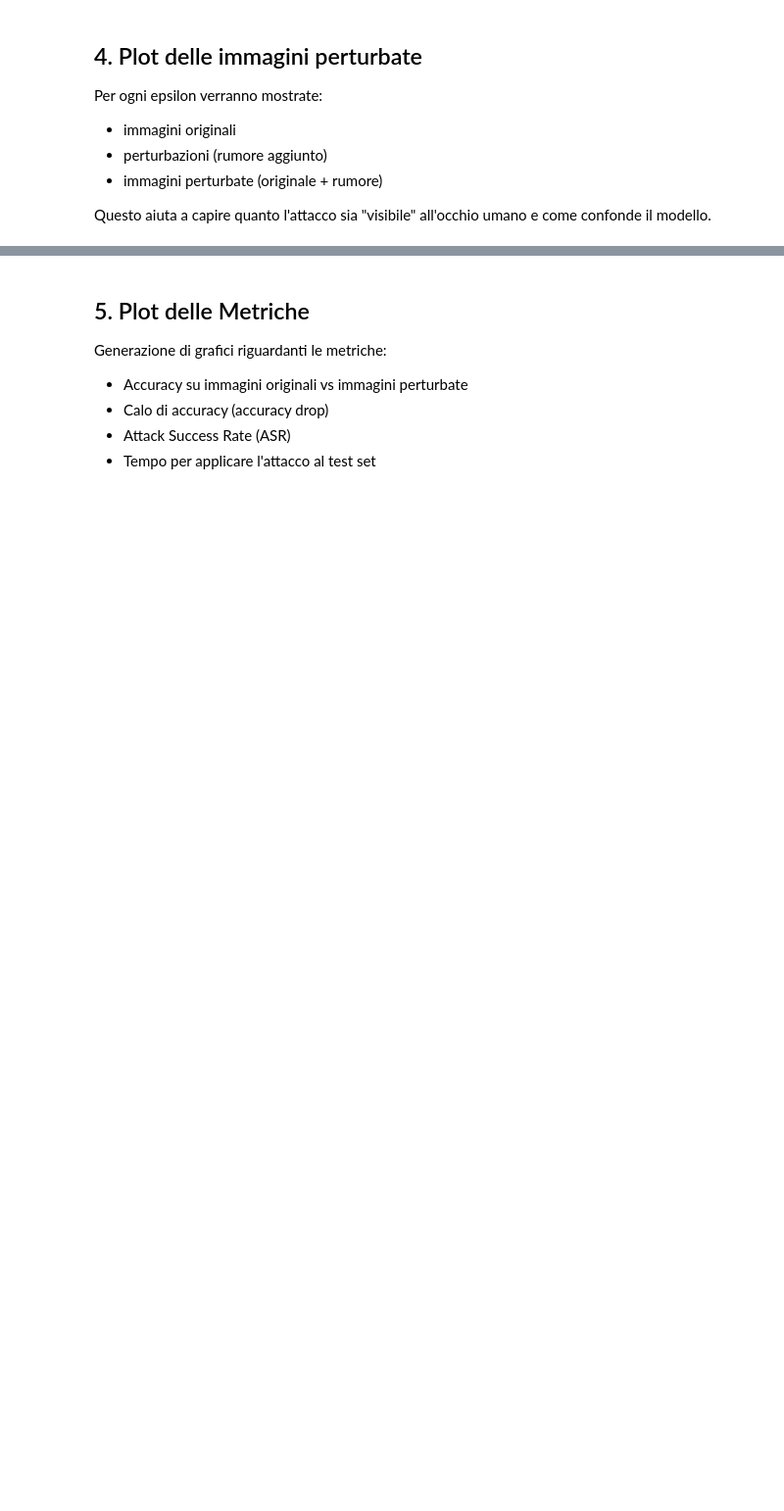
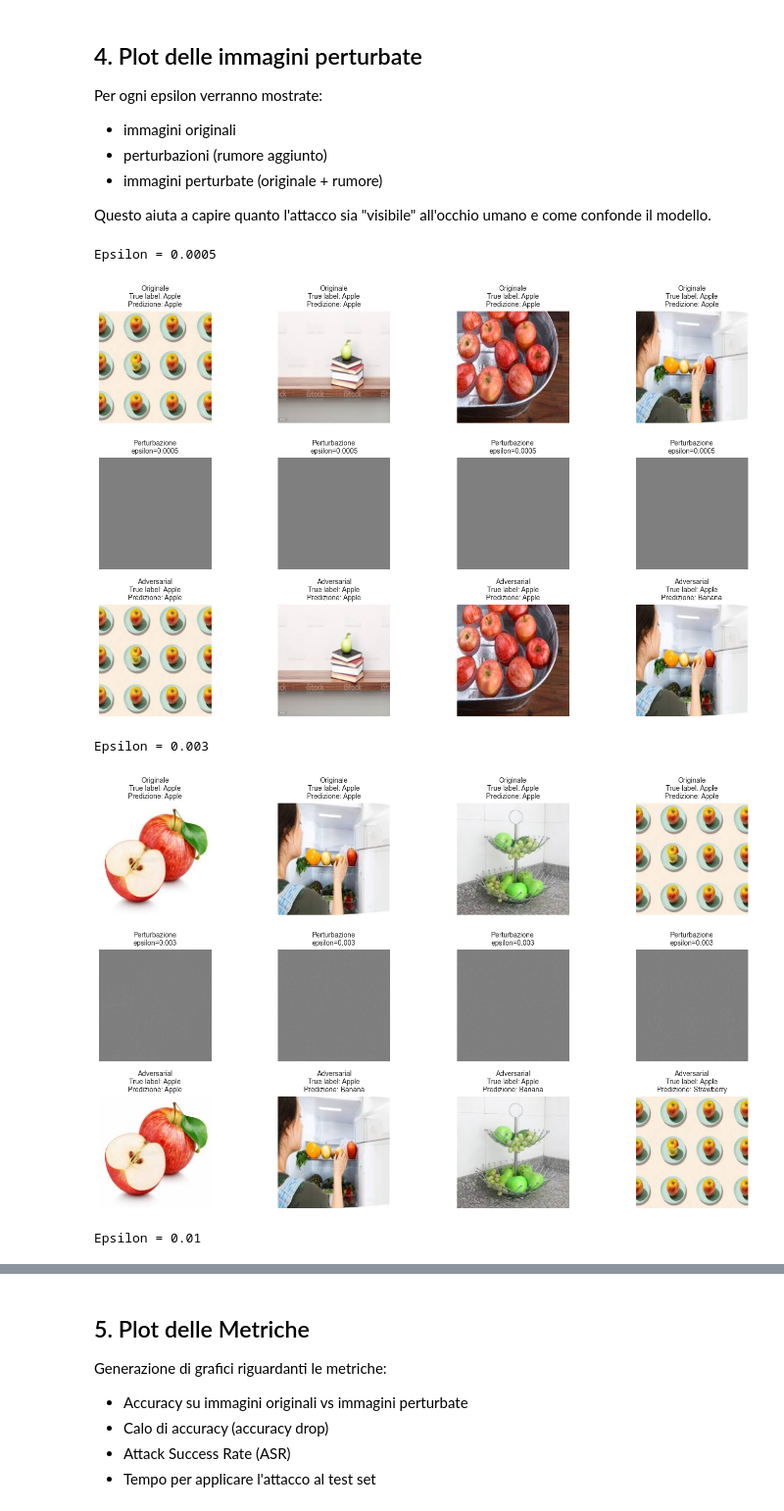
Before and after one commit to imanexoxo/Thesis_AML, a Jupyter notebook: notebooks/03_pgd_attacks.ipynb, the cells around one changed output, grey strips where cells are left out. Shown at 98% size. Drawn from its saved outputs; the diff is of its cells as text; code cells hidden in the pictures; blank space fills up the shorter version.

```diff
--- a/notebooks/03_pgd_attacks.ipynb
+++ b/notebooks/03_pgd_attacks.ipynb
@@ -102,13 +101,12 @@ def pgd_attack(model, images, labels, epsilon, alpha, num_steps, loss_fn):
 
     adv_images = images.clone().detach()
 
-    # partenza casuale all'interno della epsilon-ball (random start)
+    # partenza casuale
     adv_images = adv_images + torch.empty_like(adv_images).uniform_(-epsilon, epsilon)
     adv_images = torch.clamp(adv_images, 0, 1).detach()
 
     for _ in range(num_steps):
 
-        # abilita il calcolo dei gradienti rispetto alle immagini perturbate
         adv_images.requires_grad = True
 
         outputs = model(NORMALIZE(adv_images))
@@ -122,18 +120,17 @@ def pgd_attack(model, images, labels, epsilon, alpha, num_steps, loss_fn):
         # estrae il segno dei gradienti (solo direzione, non ampiezza)
         gradient_sign = adv_images.grad.sign()
 
-        # passo FGSM con step size alpha
+        # singola perturbazione (FGSM)
         adv_images = adv_images.detach() + alpha * gradient_sign
 
-        # proietta sull'epsilon-ball centrata sull'immagine originale
-        delta = torch.clamp(adv_images - images, -epsilon, epsilon)
+        # deve stare all'interno di epsilon
+        perturbation = torch.clamp(adv_images - images, -epsilon, epsilon)
 
-        # clipa i valori nel range [0, 1] (valori pixel validi)
-        adv_images = torch.clamp(images + delta, 0, 1).detach()
+        adv_images = torch.clamp(images + perturbation, 0, 1).detach()
 
     perturbation = adv_images - images
 
-    return adv_images, perturbation
+    return adv_images, perturbation.detach()
 
 
 print("Funzione PGD implementata")
@@ -150,8 +150,8 @@ Metriche:
 # %%
-epsilon_values = [0.01, 0.05, 0.1, 0.2, 0.3, 0.5]
-epsilon_to_visualize = [0.01, 0.3, 0.5]
+epsilon_values = [0.0005, 0.001, 0.003, 0.005, 0.01]
+epsilon_to_visualize = [0.0005, 0.003, 0.01]
 
-num_steps = 40  # PGD-40: numero di iterazioni standard
+num_steps = 10
 
 loss_fn = nn.CrossEntropyLoss()
 pgd_results = {}
@@ -159,7 +159,7 @@ pgd_results = {}
 examples_store = {eps: {'success': [], 'failure': []} for eps in epsilon_to_visualize}
 
 for epsilon in epsilon_values:
-    alpha = epsilon / 4  # step size = epsilon/4 (euristica comune)
+    alpha = epsilon / 4  # step size standard
     print(f"\nTest epsilon = {epsilon}, alpha = {alpha:.4f}, num_steps = {num_steps}")
 
     correct_original = 0
@@ -255,15 +292,15 @@ Per ogni epsilon verranno mostrate:
 
 Questo aiuta a capire quanto l'attacco sia "visibile" all'occhio umano e come confonde il modello.
 # %%
-# eps=0.01: 3 classificate bene + 1 classificata male
-# eps=0.3: 2 classificate bene + 2 classificate male
-# eps=0.5: 1 classificata bene + 3 classificate male
+# eps=0.0005: 3 classificate bene + 1 classificata male
+# eps=0.003: 1 classificate bene + 3 classificate male
+# eps=0.01: 0 classificata bene + 4 classificate male
 # scelti arbitrariamente
 
 plot_config = {
-    0.01: {'correct': 3, 'wrong': 1},
-    0.3: {'correct': 2, 'wrong': 2},
-    0.5: {'correct': 1, 'wrong': 3},
+    0.0005: {'correct': 3, 'wrong': 1},
+    0.003: {'correct': 1, 'wrong': 3},
+    0.01: {'correct': 0, 'wrong': 4}, # perche non ce ne sono
 }
 
 for epsilon in epsilon_to_visualize:
@@ -289,30 +326,36 @@ for epsilon in epsilon_to_visualize:
         img_adv = example['adv_image'][0].numpy()
         img_adv = np.transpose(img_adv, (1, 2, 0))
         img_adv = np.clip(img_adv, 0, 1)
 
         true_label = example['true_label']
         pred_original = example['pred_original']
         pred_adv = example['pred_adv']
 
         # immagini originali
         ax = axes[0, img_idx]
         ax.imshow(img_original)
         ax.set_title(f"Originale\nTrue label: {class_names[true_label]}\nPredizione: {class_names[pred_original]}", fontsize=10)
         ax.axis('off')
 
         # perturbazioni
         ax = axes[1, img_idx]
         ax.imshow(perturbation)
         ax.set_title(f"Perturbazione\nepsilon={epsilon}", fontsize=10)
         ax.axis('off')
 
         # immagini adversarial
         ax = axes[2, img_idx]
         ax.imshow(img_adv)
         ax.set_title(f"Adversarial\nTrue label: {class_names[true_label]}\nPredizione: {class_names[pred_adv]}", fontsize=10)
         ax.axis('off')
 
     plt.tight_layout()
     plt.savefig(results_path / f"pgd_attack_{epsilon}.png", dpi=120, bbox_inches='tight')
     print(f"\nEpsilon = {epsilon}")
     plt.show()
+# %% [output]
+Epsilon = 0.0005
+[figure, added]
+Epsilon = 0.003
+[figure, added]
+Epsilon = 0.01
```
Also changed, not shown: parts of 10 cells of this notebook, 8 other files.
